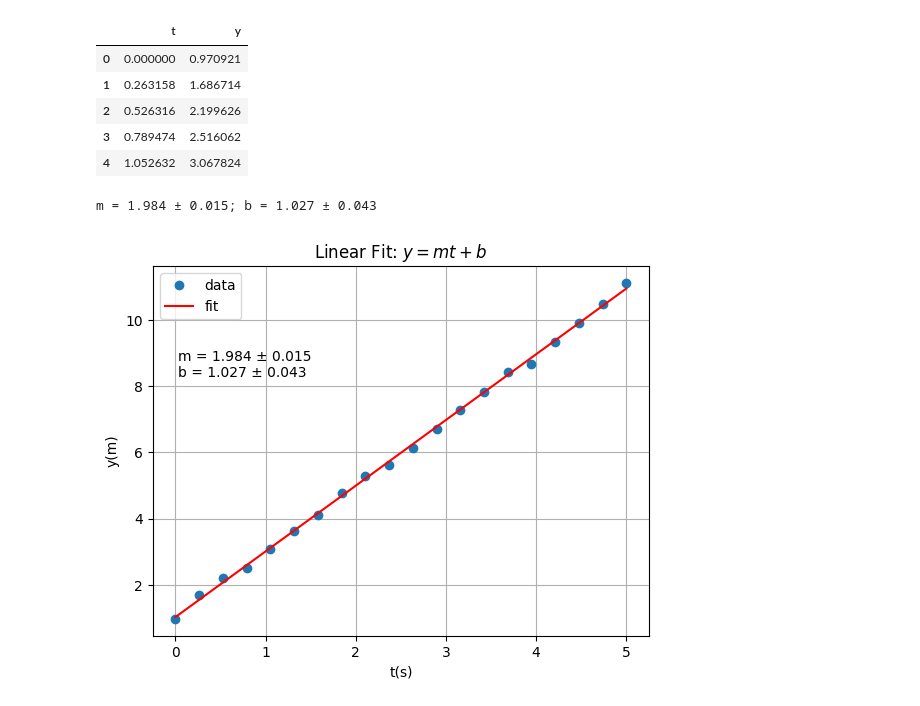
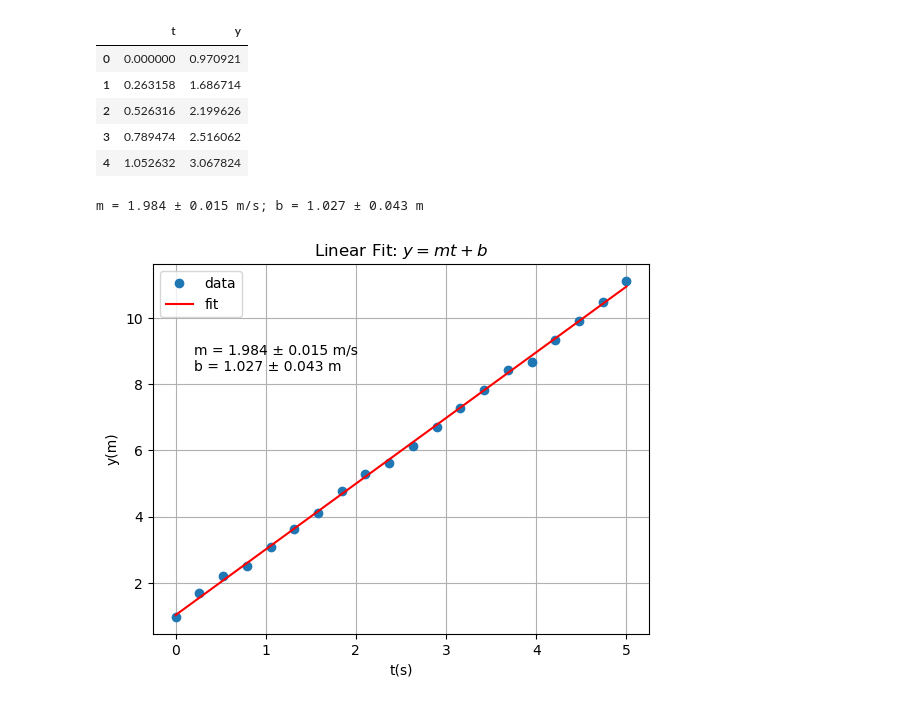
Before and after one commit to 202420-PHYS-230/P1_CollectingData, a Jupyter notebook: LinearRegression.ipynb, the cells around one changed output. Cells and saved outputs as stored; diff of their text form; code cells hidden in the pictures.

```diff
--- a/LinearRegression.ipynb
+++ b/LinearRegression.ipynb
@@ -17,23 +17,25 @@ df.head()
 def linear(t, m, b):
     return m*t + b
 
-popt, pcov = curve_fit(linear, df['t'], df['y'])
+sigma_y = 0.1 # uncertainty in y values
+
+popt, pcov = curve_fit(linear, df['t'], df['y'], sigma=sigma_y)
 m, b = popt
 dm, db = np.sqrt(pcov.diagonal())
-mtxt = f"m = {m:0.3f} ± {dm:0.3f}"
-btxt = f"b = {b:0.3f} ± {db:0.3f}"
+mtxt = f"m = {m:0.3f} ± {dm:0.3f} m/s"
+btxt = f"b = {b:0.3f} ± {db:0.3f} m"
 print(f"{mtxt}; {btxt}")
 # %% [output]
-m = 1.984 ± 0.015; b = 1.027 ± 0.043
+m = 1.984 ± 0.015 m/s; b = 1.027 ± 0.043 m
 # %%
 plt.plot(df['t'], df['y'], 'o', label='data')
 plt.plot(df['t'], linear(df['t'], *popt),'r-', label='fit')
 plt.grid()
 plt.xlabel('t(s)')
 plt.ylabel('y(m)')
 plt.title('Linear Fit: $y = mt + b$')
 plt.legend()
-plt.text(0.05, 0.7, f"{mtxt}\n{btxt}", transform=plt.gca().transAxes)
+plt.text(.2, 8.4, f"{mtxt}\n{btxt}") # add parameter values to plot
 plt.show()
 # %% [output]
-[figure, old version]
+[figure, new version]
```
